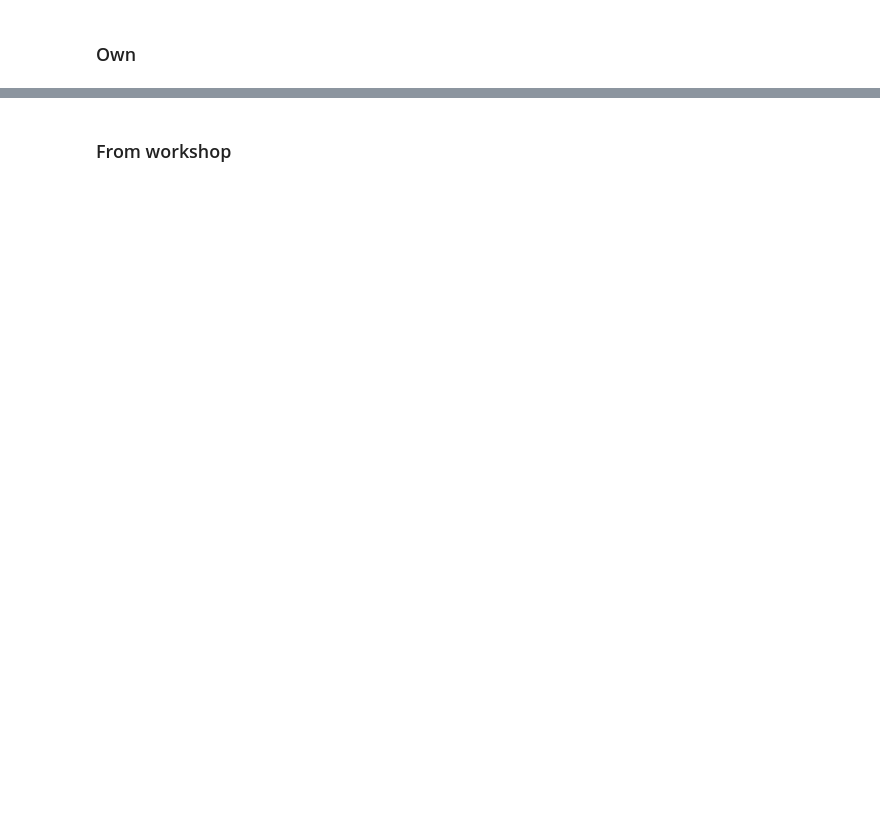
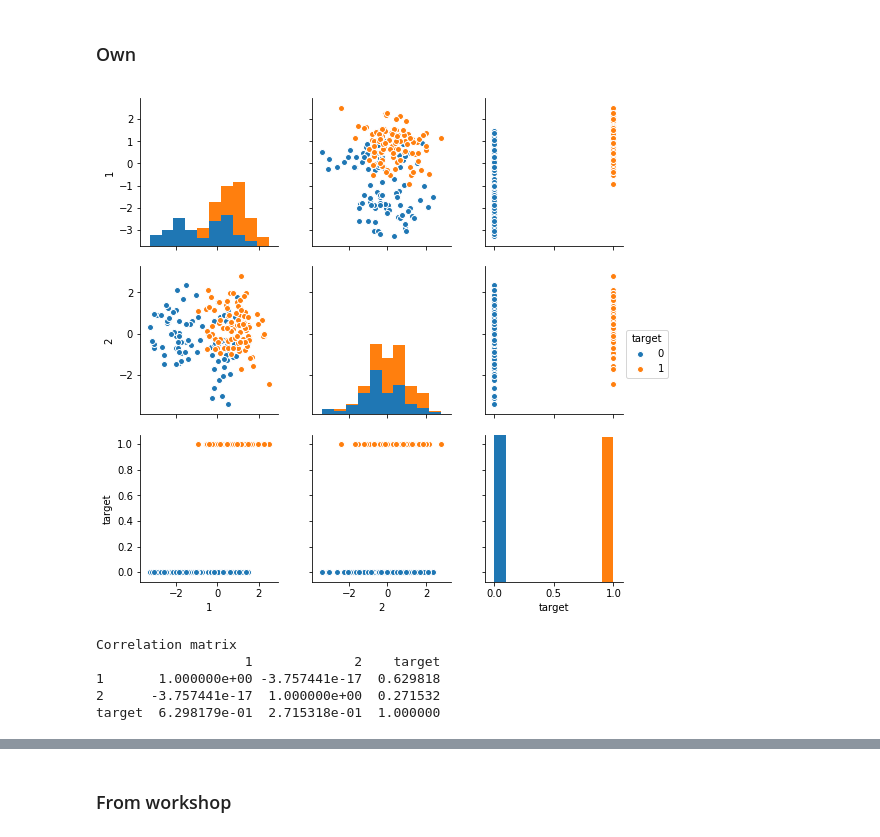
Before and after one commit to Antonyo314/dru-ML-algorithms, a Jupyter notebook: 7. PCA.ipynb, the cells around one changed output, grey strips where cells are left out. Drawn from its saved outputs; the diff is of its cells as text; code cells hidden in the pictures; blank space fills up the shorter version.

```diff
--- a/7. PCA.ipynb
+++ b/7. PCA.ipynb
@@ -14,0 +18,13 @@ Populating the interactive namespace from numpy and matplotlib
+# %%
+def principal_compnent_analysis(X, new_dim=1):
+    u, d, v = np.linalg.svd(X)
+    max_indices = np.argsort(-d)
+
+    w = v[max_indices[:new_dim]]
+    if new_dim == 1:
+        w = w[0]
+    w = w.T
+    Z = np.dot(X,w)
+    if Z.ndim == 1:
+        Z = Z.reshape((Z.shape[0],1))
+    return Z, w
@@ -15,15 +140,12 @@ Populating the interactive namespace from numpy and matplotlib
 # %% [markdown]
 ### Own
-# %%
-def principal_compnent_analysis(X, new_dim=1):
-    u, d, v = np.linalg.svd(X)
-    max_indices = np.argsort(-d)
-
-    w = v[max_indices[:new_dim]]
-    if new_dim == 1:
-        w = w[0]
-    w = w.T
-    Z = np.dot(X,w)
-    if Z.ndim == 1:
-        Z = Z.reshape((Z.shape[0],1))
-    return Z
+# %%
+PCA_data, evect_reduced = principal_compnent_analysis(data, 2)
+visualize_corr(PCA_data, target)
+# %% [output]
+[figure, added]
+Correlation matrix
+                   1             2    target
+1       1.000000e+00 -3.757441e-17  0.629818
+2      -3.757441e-17  1.000000e+00  0.271532
+target  6.298179e-01  2.715318e-01  1.000000
```
Also changed, not shown: parts of 23 cells of this notebook.
